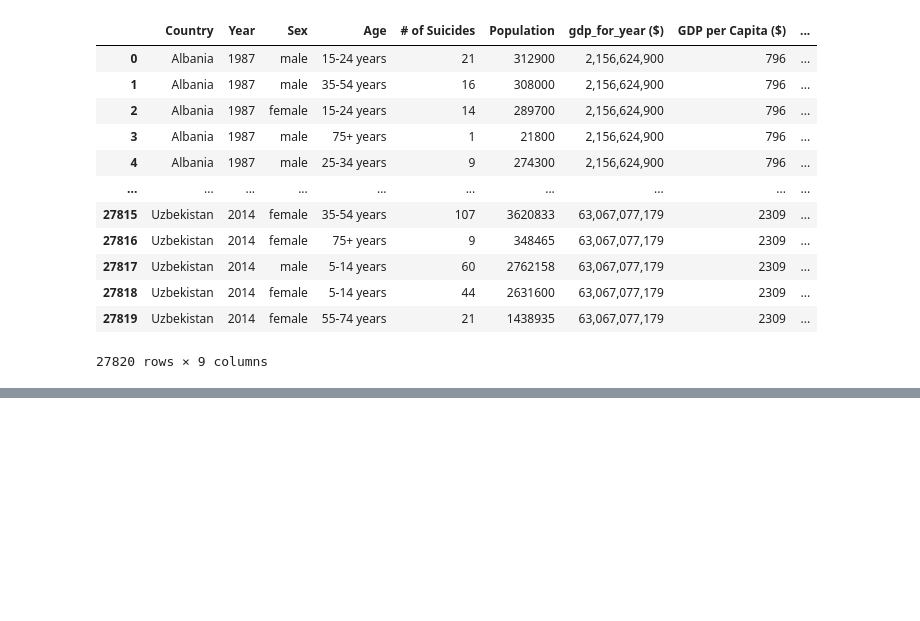
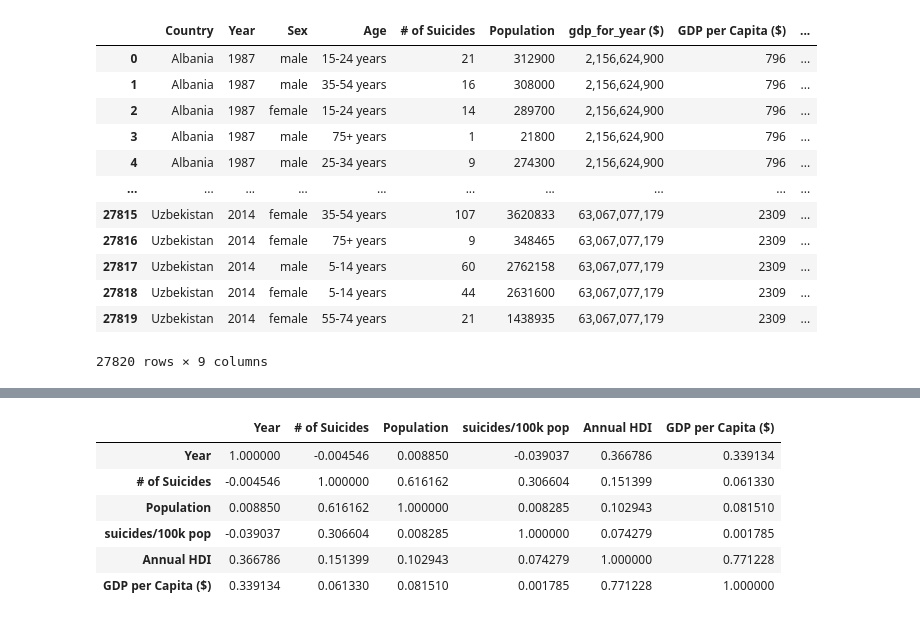
Before and after one commit to JohnMHoyt24/mental-health-analysis, a Jupyter notebook: Mental_Health_Analysis.ipynb, the cells around one changed output, grey strips where cells are left out. Saved outputs shown, nothing was run; the diff lists cells and outputs as text; code cells hidden in the pictures; blank space fills up the shorter version.

```diff
--- a/Mental_Health_Analysis.ipynb
+++ b/Mental_Health_Analysis.ipynb
@@ -60,0 +93,14 @@ files.download('bar-chart.jpg')
+# %%
+import seaborn as sns
+
+new_df_corr = new_df.corr()
+
+new_df_corr
+# %% [output]
+|  | Year | # of Suicides | Population | suicides/100k pop | Annual HDI | GDP per Capita ($) |
+| Year | 1.000000 | -0.004546 | 0.008850 | -0.039037 | 0.366786 | 0.339134 |
+| # of Suicides | -0.004546 | 1.000000 | 0.616162 | 0.306604 | 0.151399 | 0.061330 |
+| Population | 0.008850 | 0.616162 | 1.000000 | 0.008285 | 0.102943 | 0.081510 |
+| suicides/100k pop | -0.039037 | 0.306604 | 0.008285 | 1.000000 | 0.074279 | 0.001785 |
+| Annual HDI | 0.366786 | 0.151399 | 0.102943 | 0.074279 | 1.000000 | 0.771228 |
+| GDP per Capita ($) | 0.339134 | 0.061330 | 0.081510 | 0.001785 | 0.771228 | 1.000000 |
```
Also changed, not shown: parts of 9 cells of this notebook, 3 other files.
